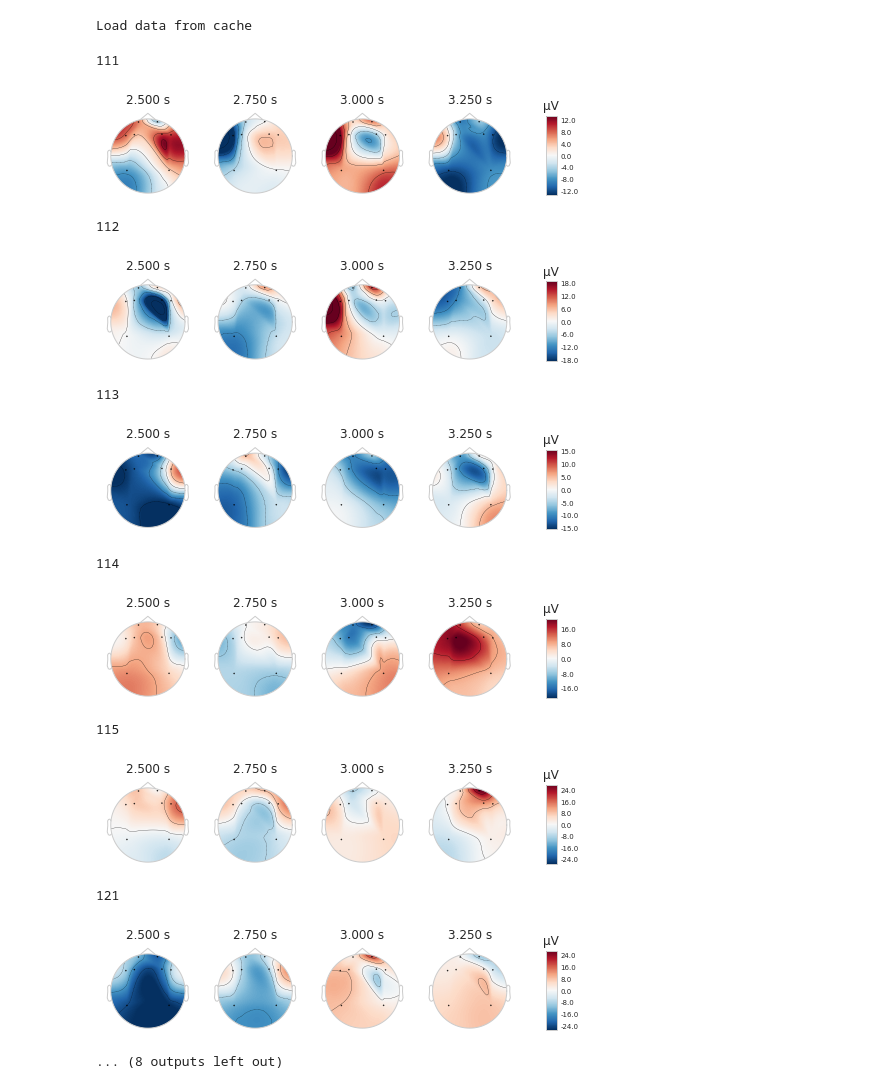
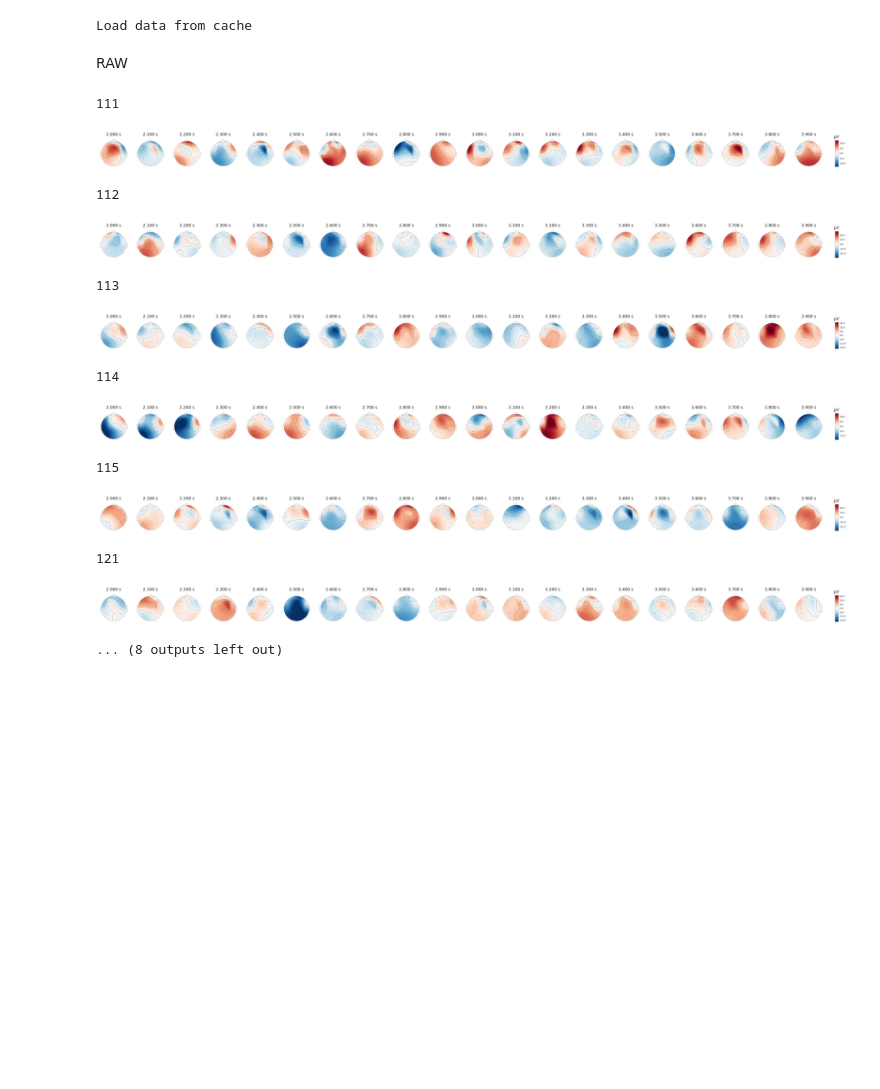
Before and after one commit to akraradets/2021JanHCI, a Jupyter notebook: 4-redo-process/05-time-selection.ipynb, the cells around one changed output. Saved outputs shown, nothing was run; the diff lists cells and outputs as text; code cells hidden in the pictures; blank space fills up the shorter version.

```diff
--- a/4-redo-process/05-time-selection.ipynb
+++ b/4-redo-process/05-time-selection.ipynb
@@ -81,7 +81,7 @@ except FileNotFoundError as e:
 Load data from cache
 # %%
 # filter_list = [[0,4],[4,8],[8,13],[13,30],[30,125]]
-t_start, t_stop = (2.5, 3.5)
+t_start, t_stop = (2.0, 4.0)
 raw = dataframe_to_raw(EEG_image[33], sfreq=250)
 # # Preprocess
 raw.notch_filter([50,100],filter_length='auto', phase='zero', verbose=False) # Line power
@@ -104,28 +104,30 @@ epochs = mne.Epochs(raw, events, tmin=t_start, tmax=t_stop, baseline=(t_start,t_
 # for evoked in epochs.iter_evoked():
 #     power,freq = mne.time_frequency.psd_array_welch(evoked.data,sfreq=250,n_fft=128, verbose=False)
 #     break
-times = np.arange(t_start,t_stop,0.25)
+times = np.arange(t_start,t_stop,0.1)
+# %% [markdown]
+RAW
 # %%
 # # Extract features
 print_list = [1]
 for l in print_list:
     for evoked in epochs.iter_evoked():
         if(evoked.comment[0] != str(l)): continue
         print(evoked.comment)
-        evoked.plot_topomap(times)
+        evoked.plot_topomap(times, ch_type='eeg')
     # power,freq = mne.time_frequency.psd_array_welch(evoked.data,sfreq=250,n_fft=128, verbose=False)
     # break
 # %% [output]
 111
-[figure, old version]
+[figure, new version]
 112
-[figure, old version]
+[figure, new version]
 113
-[figure, old version]
+[figure, new version]
 114
-[figure, old version]
+[figure, new version]
 115
-[figure, old version]
+[figure, new version]
 121
-[figure, old version]
+[figure, new version]
 ... (8 outputs left out)
```
